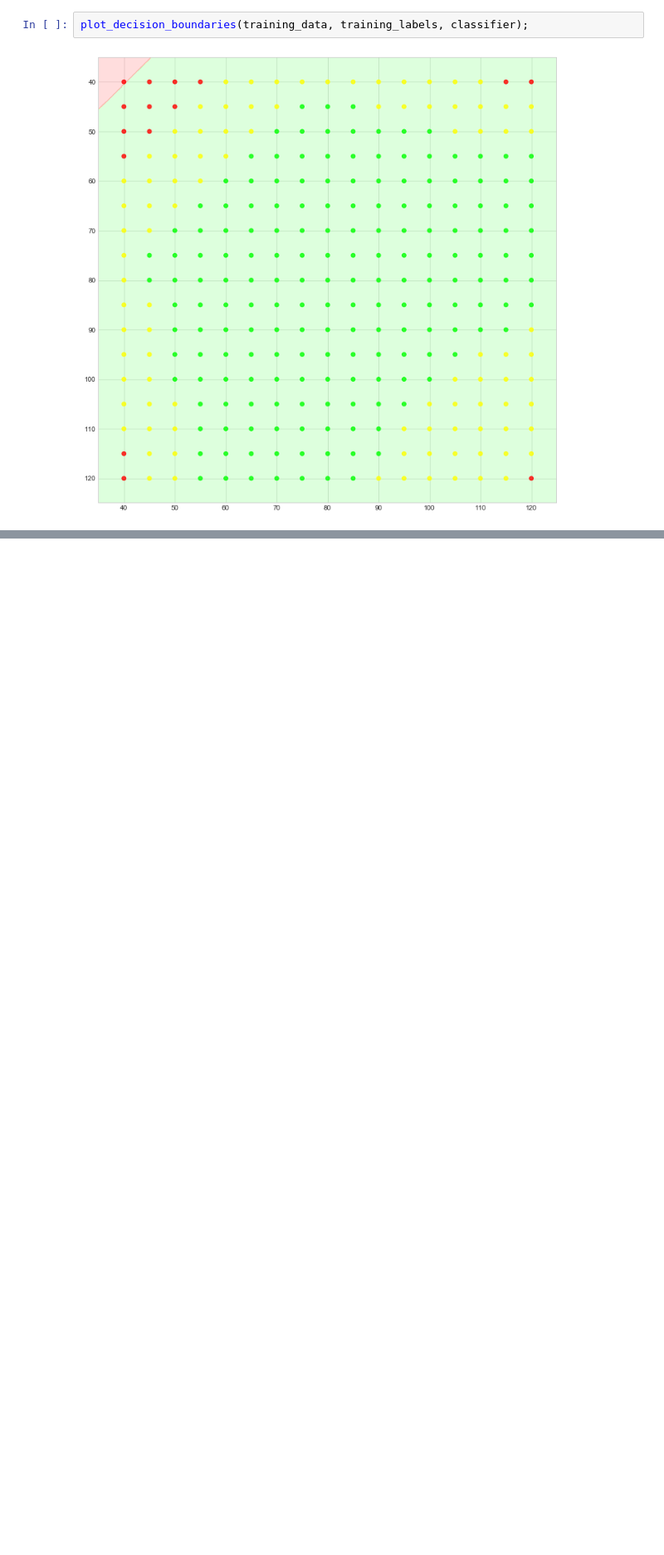
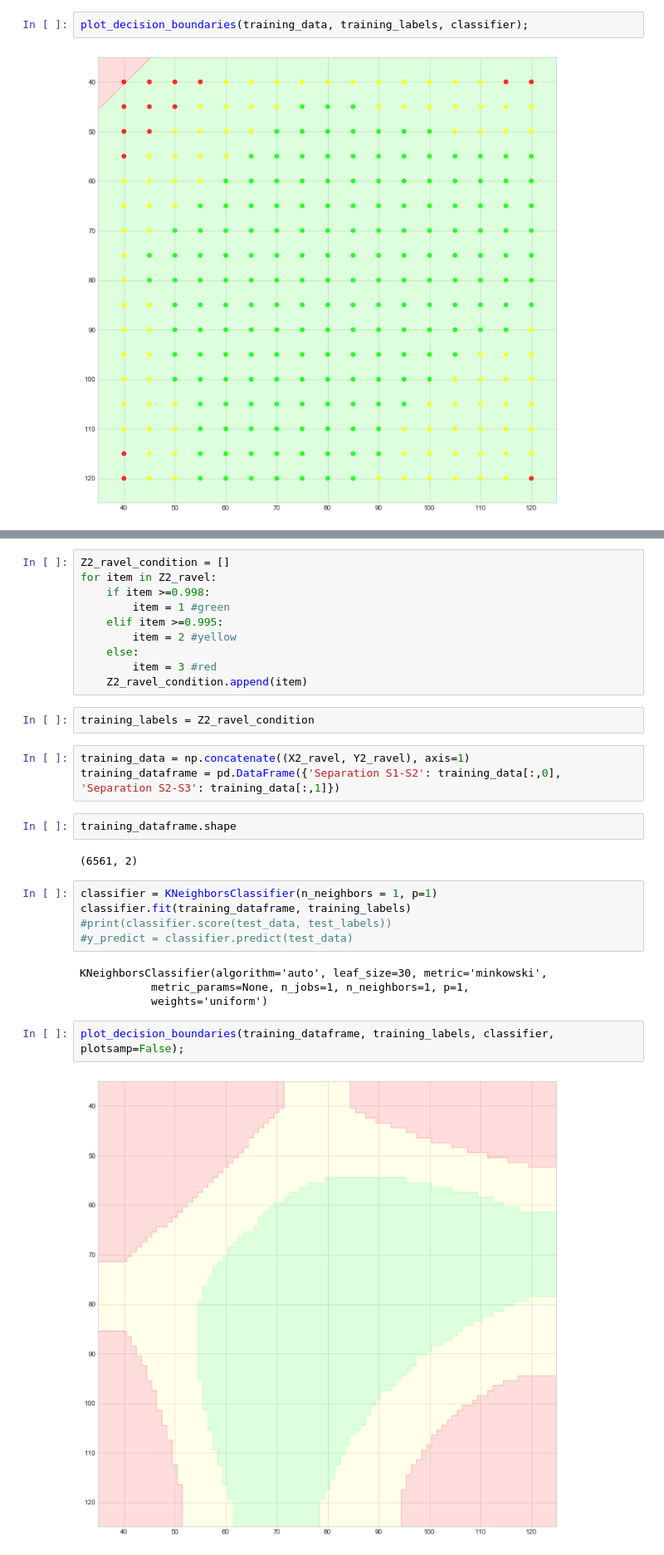
Before and after one commit to MagnsW/Geophysical-Subarray_separation_matrix, a Jupyter notebook: Separation_matrix_Kizomba-Separation_QC-KNN.ipynb, the cells around one changed output, grey strips where cells are left out. Shown at 83% size. Cells and saved outputs as stored; diff of their text form; blank space fills up the shorter version.

```diff
--- a/Separation_matrix_Kizomba-Separation_QC-KNN.ipynb
+++ b/Separation_matrix_Kizomba-Separation_QC-KNN.ipynb
@@ -565,0 +704,32 @@ plot_decision_boundaries(training_data, training_labels, classifier);
+# %%
+Z2_ravel_condition = []
+for item in Z2_ravel:
+    if item >=0.998:
+        item = 1 #green
+    elif item >=0.995:
+        item = 2 #yellow
+    else:
+        item = 3 #red
+    Z2_ravel_condition.append(item)
+# %%
+training_labels = Z2_ravel_condition
+# %%
+training_data = np.concatenate((X2_ravel, Y2_ravel), axis=1)
+training_dataframe = pd.DataFrame({'Separation S1-S2': training_data[:,0], 'Separation S2-S3': training_data[:,1]})
+# %%
+training_dataframe.shape
+# %% [output]
+(6561, 2)
+# %%
+classifier = KNeighborsClassifier(n_neighbors = 1, p=1)
+classifier.fit(training_dataframe, training_labels)
+#print(classifier.score(test_data, test_labels))
+#y_predict = classifier.predict(test_data)
+# %% [output]
+KNeighborsClassifier(algorithm='auto', leaf_size=30, metric='minkowski',
+           metric_params=None, n_jobs=1, n_neighbors=1, p=1,
+           weights='uniform')
+# %%
+plot_decision_boundaries(training_dataframe, training_labels, classifier, plotsamp=False);
+# %% [output]
+[figure, added]
```
Also changed, not shown: parts of 22 cells of this notebook.
